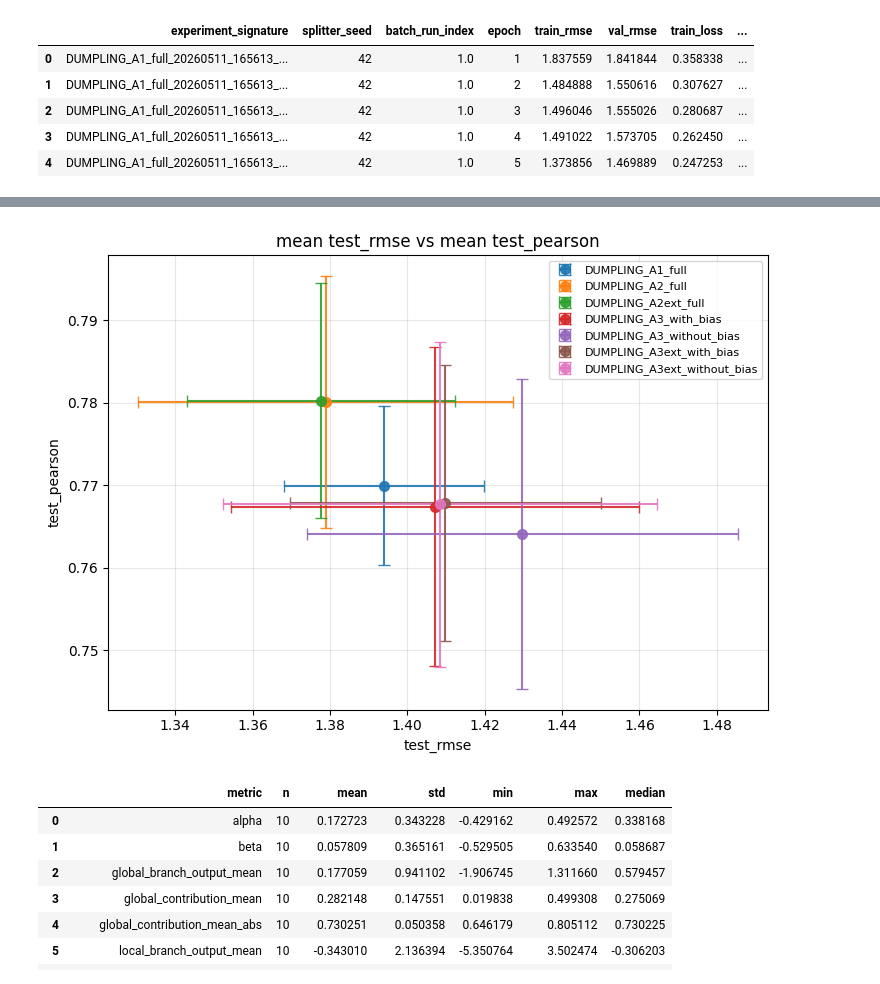
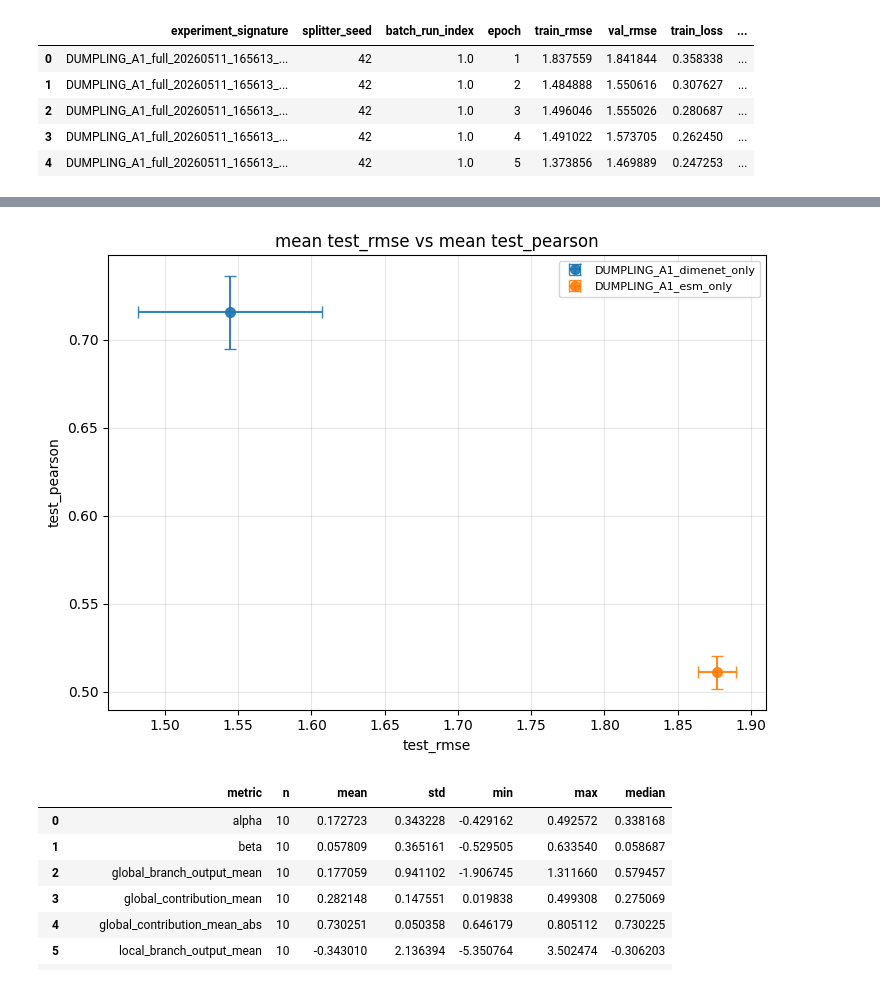
Before and after one commit to BlackSabbitch/DUMPLINGs, a Jupyter notebook: series_analysis.ipynb, the cells around one changed output, grey strips where cells are left out. Saved outputs shown, nothing was run; the diff lists cells and outputs as text; code cells hidden in the pictures.

```diff
--- a/series_analysis.ipynb
+++ b/series_analysis.ipynb
@@ -108,31 +108,31 @@ plot_series_panel(
 # %%
 EXPERIMENT_NAMES=[
-    # "DUMPLING_A1_esm_only",
-    # "DUMPLING_A1_dimenet_only",
-    "DUMPLING_A1_full",
+    "DUMPLING_A1_esm_only",
+    "DUMPLING_A1_dimenet_only",
+    # "DUMPLING_A1_full",
     # "DUMPLING_A1_dimenet_esm",
-    "DUMPLING_A3_with_bias",
-    "DUMPLING_A3_without_bias",
-    "DUMPLING_A2_full",
-    "DUMPLING_A2ext_full",
-    "DUMPLING_A3ext_with_bias",
-    "DUMPLING_A3ext_without_bias"
+    # "DUMPLING_A3_with_bias",
+    # "DUMPLING_A3_without_bias",
+    # "DUMPLING_A2_full",
+    # "DUMPLING_A2ext_full",
+    # "DUMPLING_A3ext_with_bias",
+    # "DUMPLING_A3ext_without_bias"
 ]
 X_METRIC = "test_rmse"
 Y_METRIC = "test_pearson"
 
 plot_metric_summary_scatter(
     registry_view,
     x_metric=X_METRIC,
     y_metric=Y_METRIC,
     experiment_names=EXPERIMENT_NAMES,
     title=f"mean {X_METRIC} vs mean {Y_METRIC}",
     x_label=X_METRIC,
     y_label=Y_METRIC,
 )
 plt.show()
 # %% [output]
-[figure, old version]
+[figure, new version]
 # %%
 diag_df = load_series_readout_diagnostics(
     registry_view,
```
Also changed, not shown: parts of 1 cell of this notebook, 20 other files.
